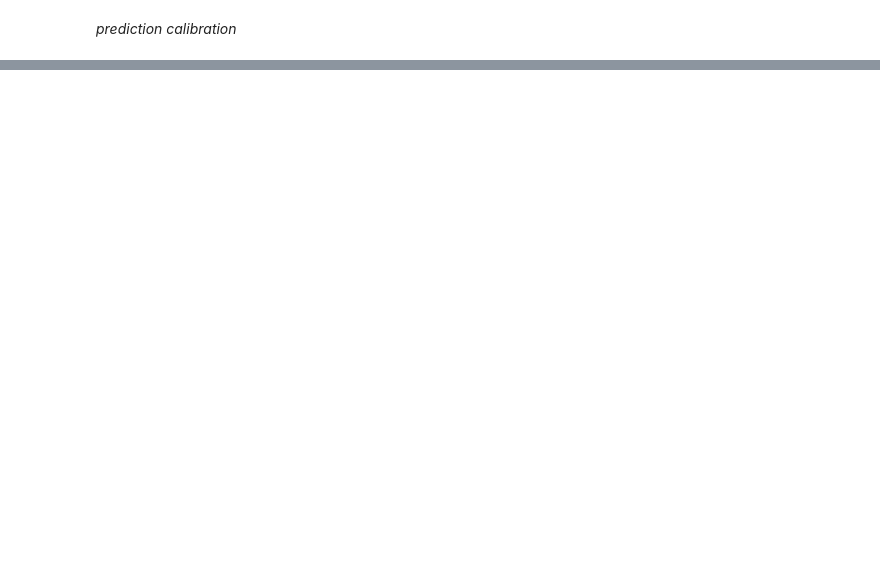
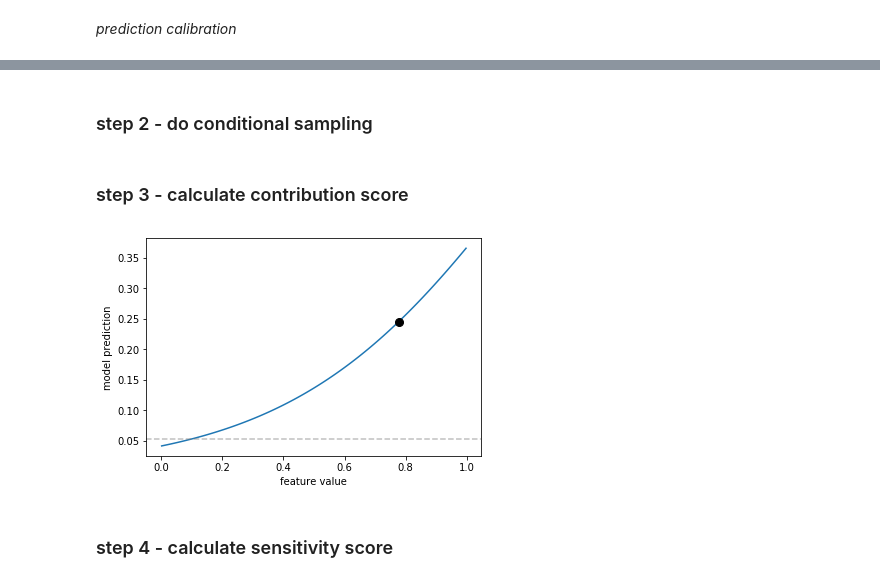
Before and after one commit to Pacmed/sensible-local-interpretations, a Jupyter notebook: sim/eda_sim_classification_flipped_labels.ipynb, the cells around one changed output, grey strips where cells are left out. Drawn from its saved outputs; the diff is of its cells as text; code cells hidden in the pictures; blank space fills up the shorter version.

```diff
--- a/sim/eda_sim_classification_flipped_labels.ipynb
+++ b/sim/eda_sim_classification_flipped_labels.ipynb
@@ -148,0 +159,19 @@ plt.show()
+# %%
+np.random.seed(13)
+x = np.random.rand(1, p)
+# %%
+def get_grid_points(x, X, feature_num=0, strategy='linspace', num_grid_points=100):
+    '''
+    Parameters
+    ----------
+    x : np.ndarray (1, num_features)
+        Point to build ice curve
+
+    '''
+    X_new = np.repeat(x, num_grid_points, axis=0)
+    X_col = X[:, feature_num]
+    if strategy == 'linspace':
+        X_new[:, feature_num] = np.linspace(X_col.min(), X_col.max(), num_grid_points)
+    return X_new
+# %%
+X_new = get_grid_points(x, X, feature_num=0)
@@ -148,0 +180,2 @@ plt.show()
+# %% [markdown]
+### step 2 - do conditional sampling
@@ -148,0 +184,15 @@ plt.show()
+# %% [markdown]
+### step 3 - calculate contribution score
+# %%
+pred_mean = np.sum(f(X_new)[:, 1] * conditonal_distr(X_new[:, 0]))
+# %%
+plt.plot(X_new[:, 0], f(X_new)[:, 1])
+plt.plot(x[:, 0], f(x)[:, 1], 'o', color='black', ms=8)
+plt.axhline(pred_mean, color='gray', alpha=0.5, linestyle='--')
+plt.xlabel('feature value')
+plt.ylabel('model prediction')
+plt.show()
+# %% [output]
+[figure, added]
+# %% [markdown]
+### step 4 - calculate sensitivity score
```
Also changed, not shown: parts of 13 cells of this notebook.
